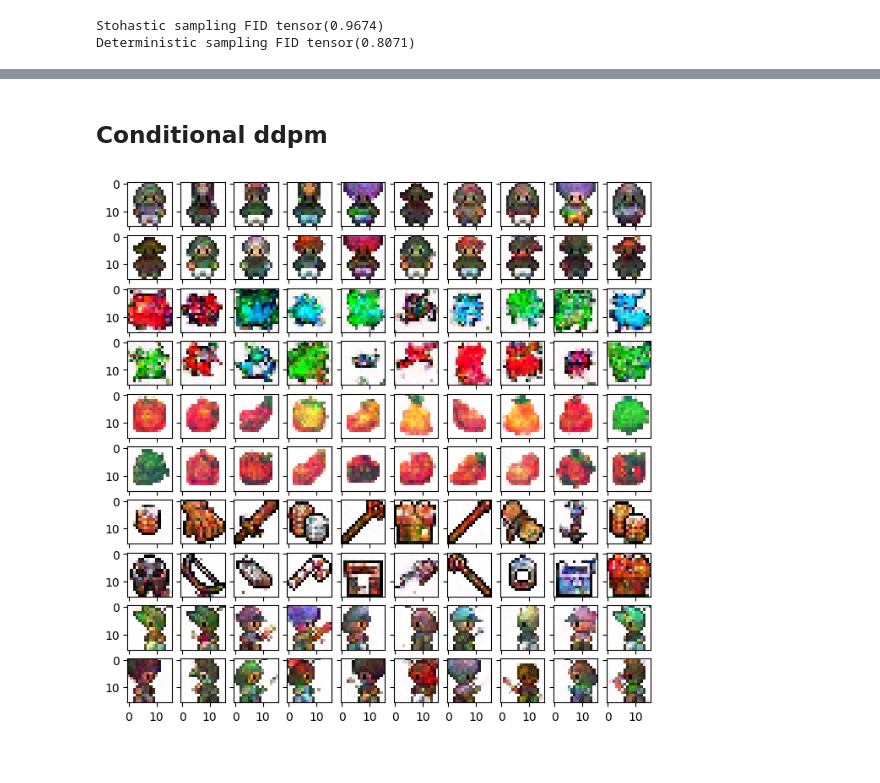
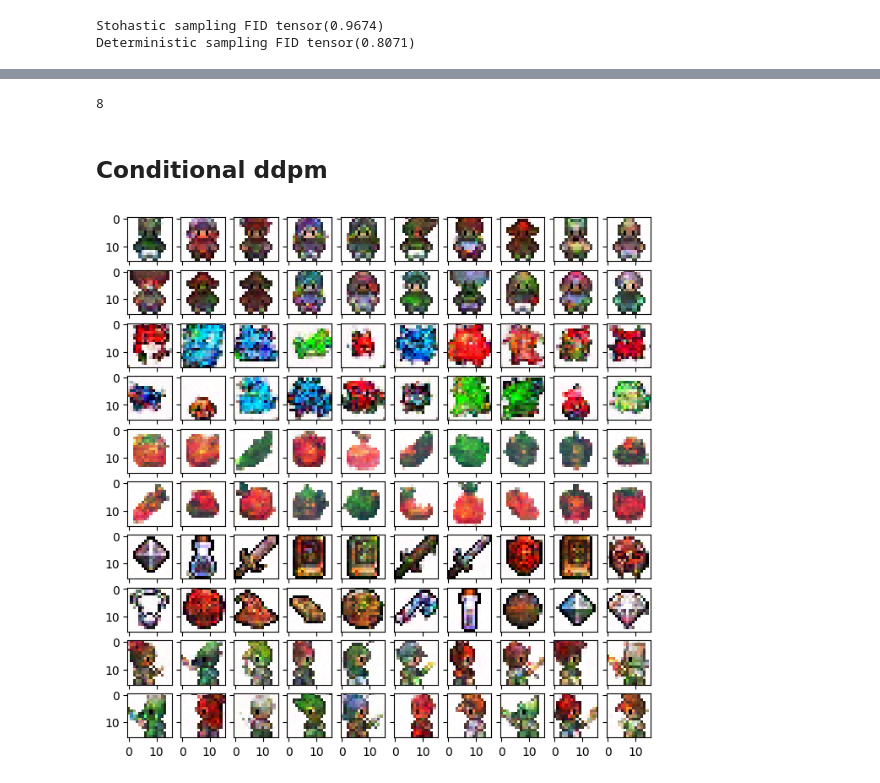
Before and after one commit to J3ne4ek/diffusion_models, a Jupyter notebook: sample_examples.ipynb, the cells around one changed output, grey strips where cells are left out. Cells and saved outputs as stored; diff of their text form; code cells hidden in the pictures.

```diff
--- a/sample_examples.ipynb
+++ b/sample_examples.ipynb
@@ -222,0 +235,16 @@ Deterministic sampling FID tensor(0.8494)
+# %%
+def predict(model, images):
+    with torch.no_grad():
+        logits = []
+
+        inputs = torch.tensor((images / 255) * 2 - 1).to(device)
+        model.eval()
+        outputs = model(inputs).cpu()
+        logits.append(outputs)
+
+    probs = torch.nn.functional.softmax(torch.cat(logits), dim=-1).numpy()
+    return probs
+# %%
+images = diffusion_model.sample(100)
+# %%
+labels = predict(pretrained_model, images)
@@ -222,0 +255,9 @@ Deterministic sampling FID tensor(0.8494)
+# %%
+fig, ax = plt.subplots(nrows=10, ncols=10,figsize=(10, 12), \
+                        sharey=True, sharex=True)
+
+new_images = np.transpose(images.to("cpu"), (0, 2, 3, 1))
+for img, l, fig_x in zip(new_images, np.argmax(labels, -1), ax.flatten()):
+    fig_x.imshow(img)
+    fig_x.set_title("predict:" + str(int(l)))
+    fig_x.grid(False)
@@ -285,3 +332,8 @@ diffusion_model.save_model("ddpm_signal_prediction.pt")
+# %%
+labels = predict(pretrained_model, images)
+np.sum(np.max(labels, -1) < 0.5)
+# %% [output]
+8
 # %% [markdown]
 ## Conditional ddpm
 # %%
@@ -295,14 +347,14 @@ diffusion_model.upload_weights("conditional_ddpm.pt")
 # %%
 target_labels = torch.Tensor([[0]] * 20 + [[1]] * 20 + [[2]] * 20 + [[3]] * 20 + [[4]] * 20).to(device).long()
 # %%
-new_image = diffusion_model.sample(100, target_labels, eta=1, w=1)
+new_image = diffusion_model.sample(100, target_labels, eta=1, w=0.5)
 fig, ax = plt.subplots(nrows=10, ncols=10,figsize=(8, 8), \
                         sharey=True, sharex=True)
 
 new_images = np.transpose(new_image.to("cpu"), (0, 2, 3, 1))
 for img, fig_x in zip(new_images, ax.flatten()):
     fig_x.imshow(img)
     fig_x.grid(False)
 # %% [output]
-[figure, old version]
+[figure, new version]
 # %%
```
Also changed, not shown: parts of 11 cells of this notebook, 2 other files.
